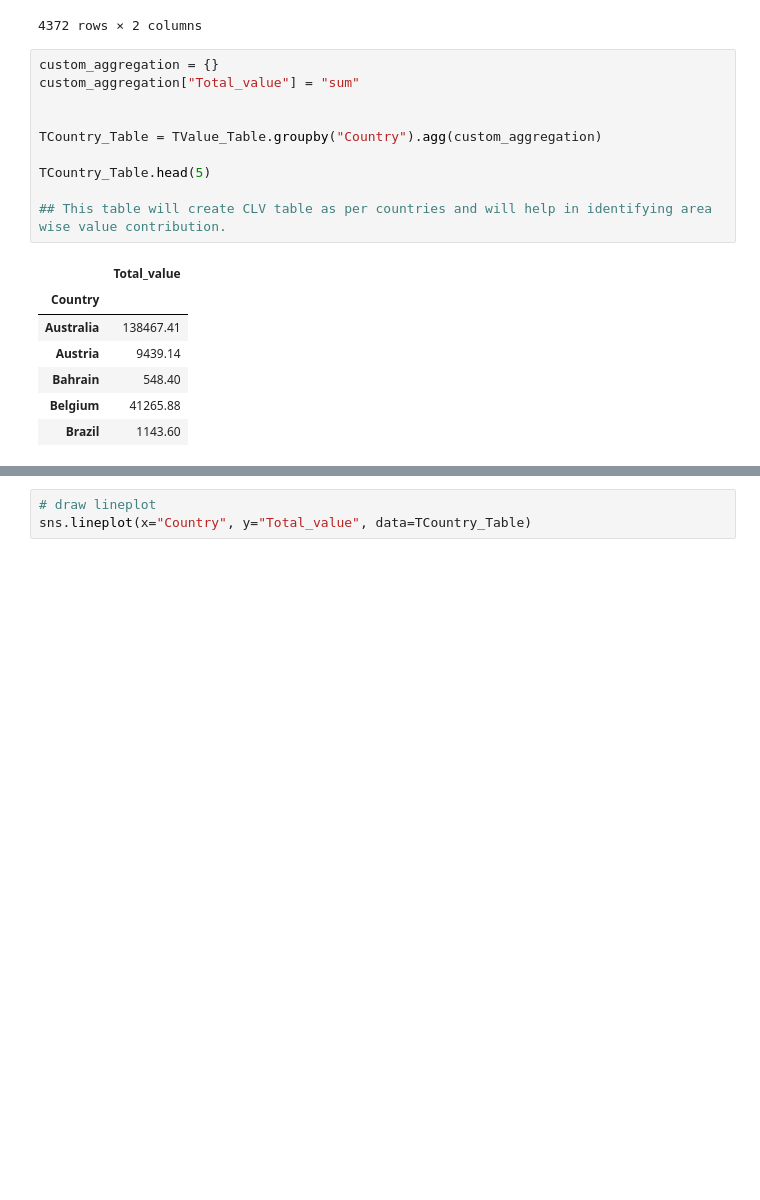
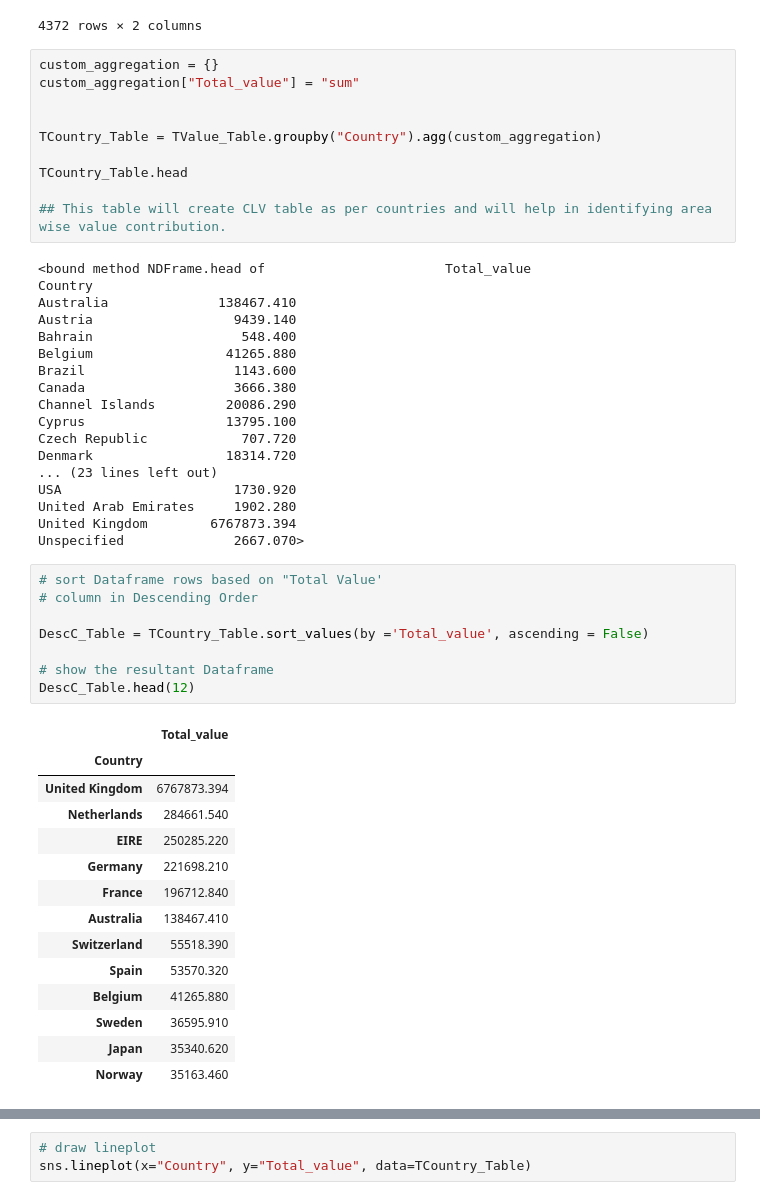
Before and after one commit to V-Nayak/EDA_project, a Jupyter notebook: Capstone_Project_1_Propensity_Model.ipynb, the cells around one changed output, grey strips where cells are left out. Saved outputs shown, nothing was run; the diff lists cells and outputs as text; blank space fills up the shorter version.

```diff
--- a/Capstone_Project_1_Propensity_Model.ipynb
+++ b/Capstone_Project_1_Propensity_Model.ipynb
@@ -303,14 +303,47 @@ custom_aggregation["Total_value"] = "sum"
 
 TCountry_Table = TValue_Table.groupby("Country").agg(custom_aggregation)
 
-TCountry_Table.head(5)
+TCountry_Table.head
 
 ## This table will create CLV table as per countries and will help in identifying area wise value contribution.
 # %% [output]
-|  | Total_value |
-| Country |  |
-| Australia | 138467.41 |
-| Austria | 9439.14 |
-| Bahrain | 548.40 |
-| Belgium | 41265.88 |
-| Brazil | 1143.60 |
+<bound method NDFrame.head of                       Total_value
+Country
+Australia              138467.410
+Austria                  9439.140
+Bahrain                   548.400
+Belgium                 41265.880
+Brazil                   1143.600
+Canada                   3666.380
+Channel Islands         20086.290
+Cyprus                  13795.100
+Czech Republic            707.720
+Denmark                 18314.720
+... (23 lines left out)
+USA                      1730.920
+United Arab Emirates     1902.280
+United Kingdom        6767873.394
+Unspecified              2667.070>
+# %%
+# sort Dataframe rows based on "Total Value'
+# column in Descending Order
+
+DescC_Table = TCountry_Table.sort_values(by ='Total_value', ascending = False)
+
+# show the resultant Dataframe
+DescC_Table.head(12)
+# %% [output]
+|  | Total_value |
+| Country |  |
+| United Kingdom | 6767873.394 |
+| Netherlands | 284661.540 |
+| EIRE | 250285.220 |
+| Germany | 221698.210 |
+| France | 196712.840 |
+| Australia | 138467.410 |
+| Switzerland | 55518.390 |
+| Spain | 53570.320 |
+| Belgium | 41265.880 |
+| Sweden | 36595.910 |
+| Japan | 35340.620 |
+| Norway | 35163.460 |
```
Also changed, not shown: parts of 6 cells of this notebook.
